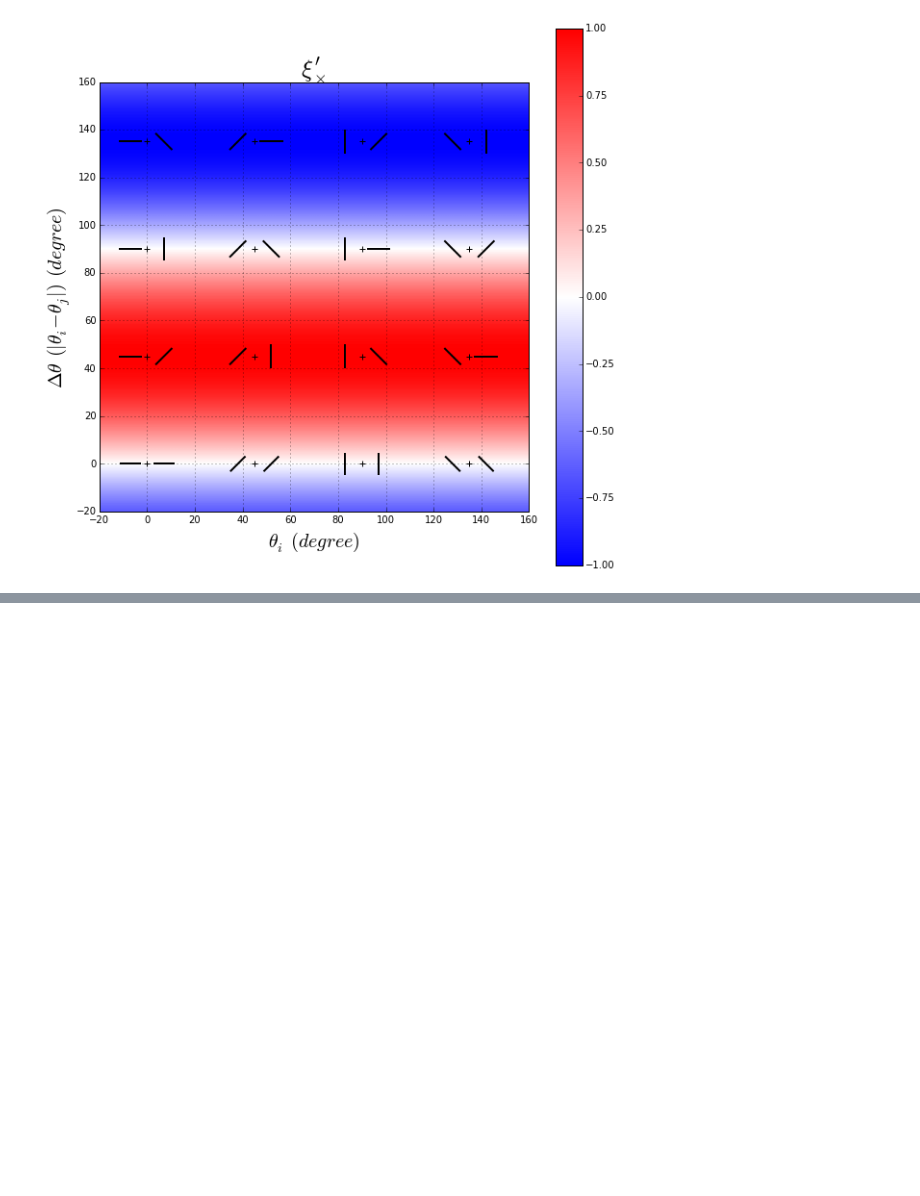
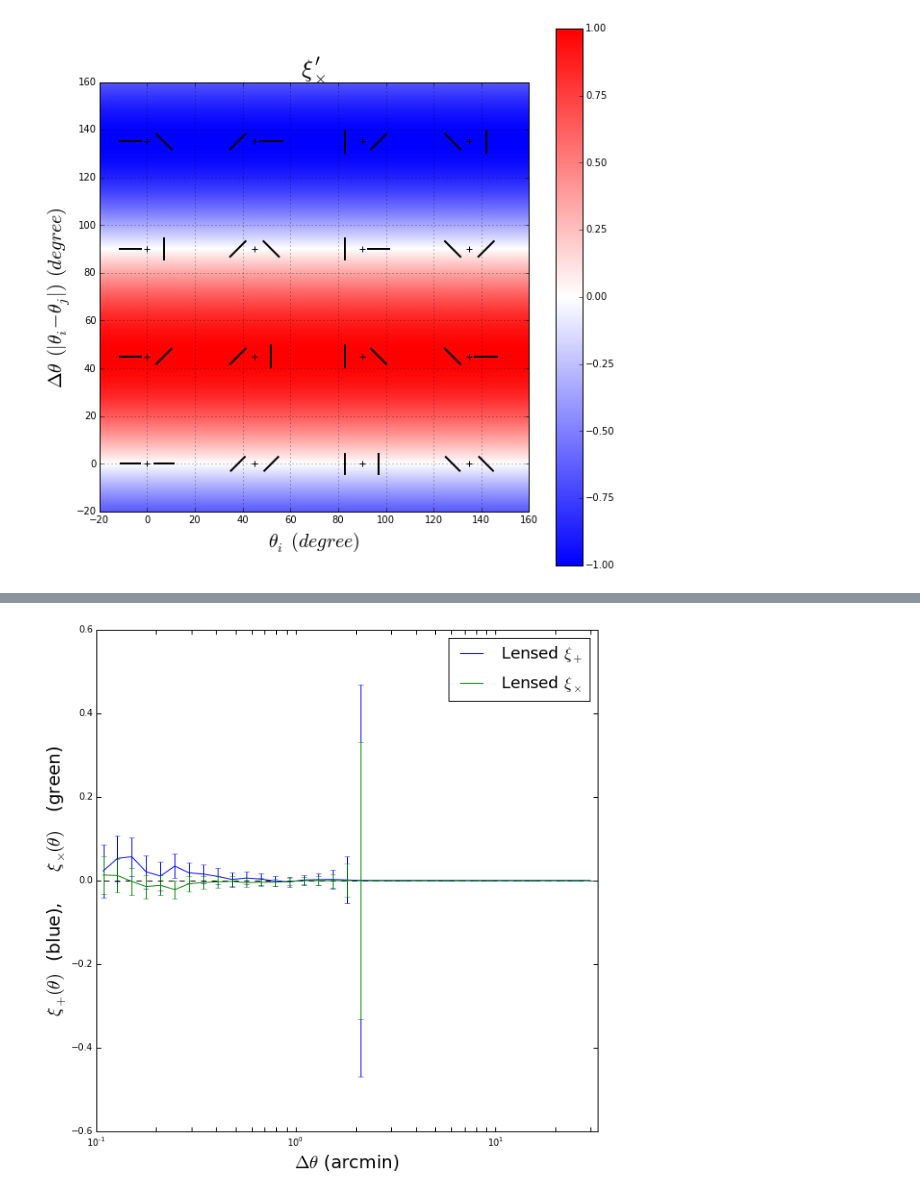
Before and after one commit to drphilmarshall/Pangloss, a Jupyter notebook: demos/VisualizingCorrelationFunction.ipynb, the cells around one changed output, grey strips where cells are left out. Cells and saved outputs as stored; diff of their text form; code cells hidden in the pictures; blank space fills up the shorter version.

```diff
--- a/demos/VisualizingCorrelationFunction.ipynb
+++ b/demos/VisualizingCorrelationFunction.ipynb
@@ -76,0 +331,5 @@ pangloss.plotting.plot_corr_demo(xi_xp,corr_type='crossp')
+# %%
+gg=B.calculate_corr()
+pangloss.plot_corr(gg)
+# %% [output]
+[figure, added]
```
Also changed, not shown: parts of 12 cells of this notebook, 3 other files.
